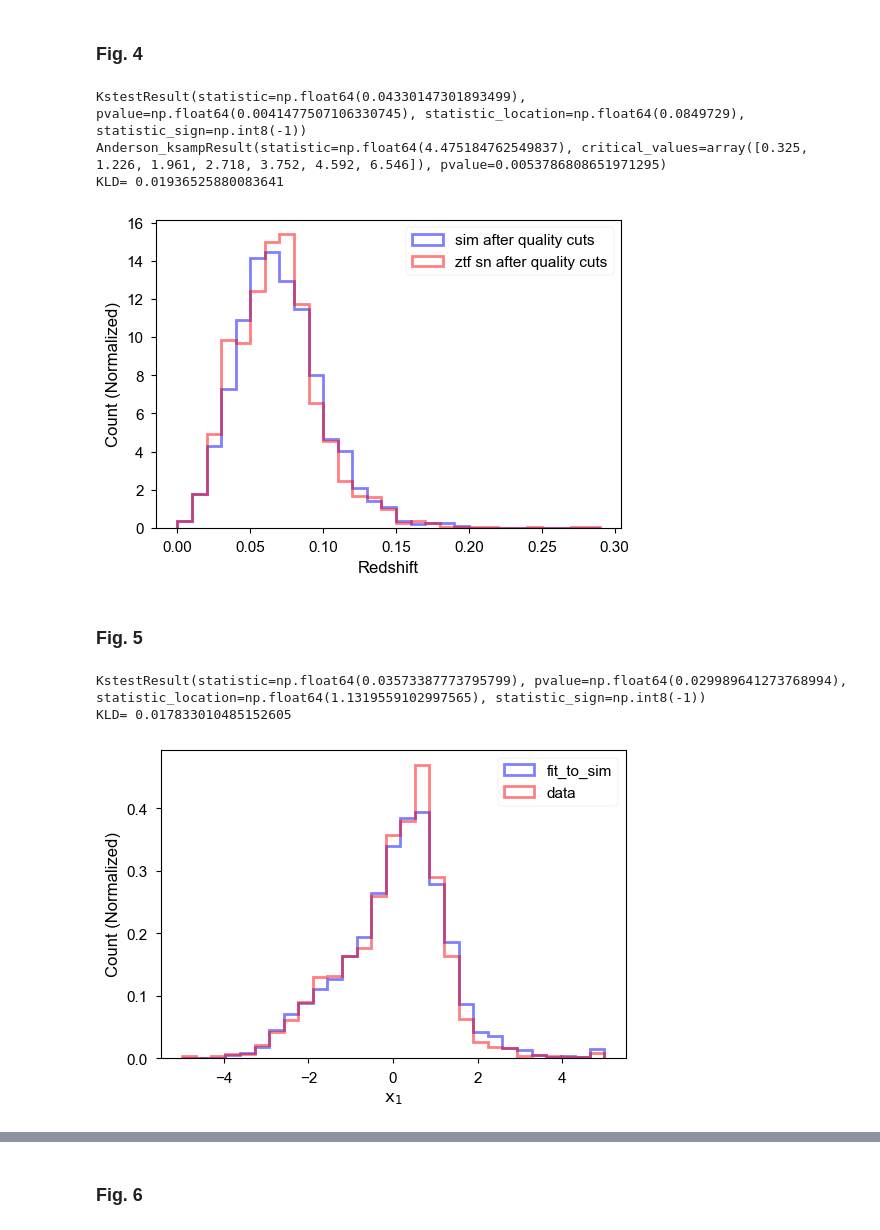
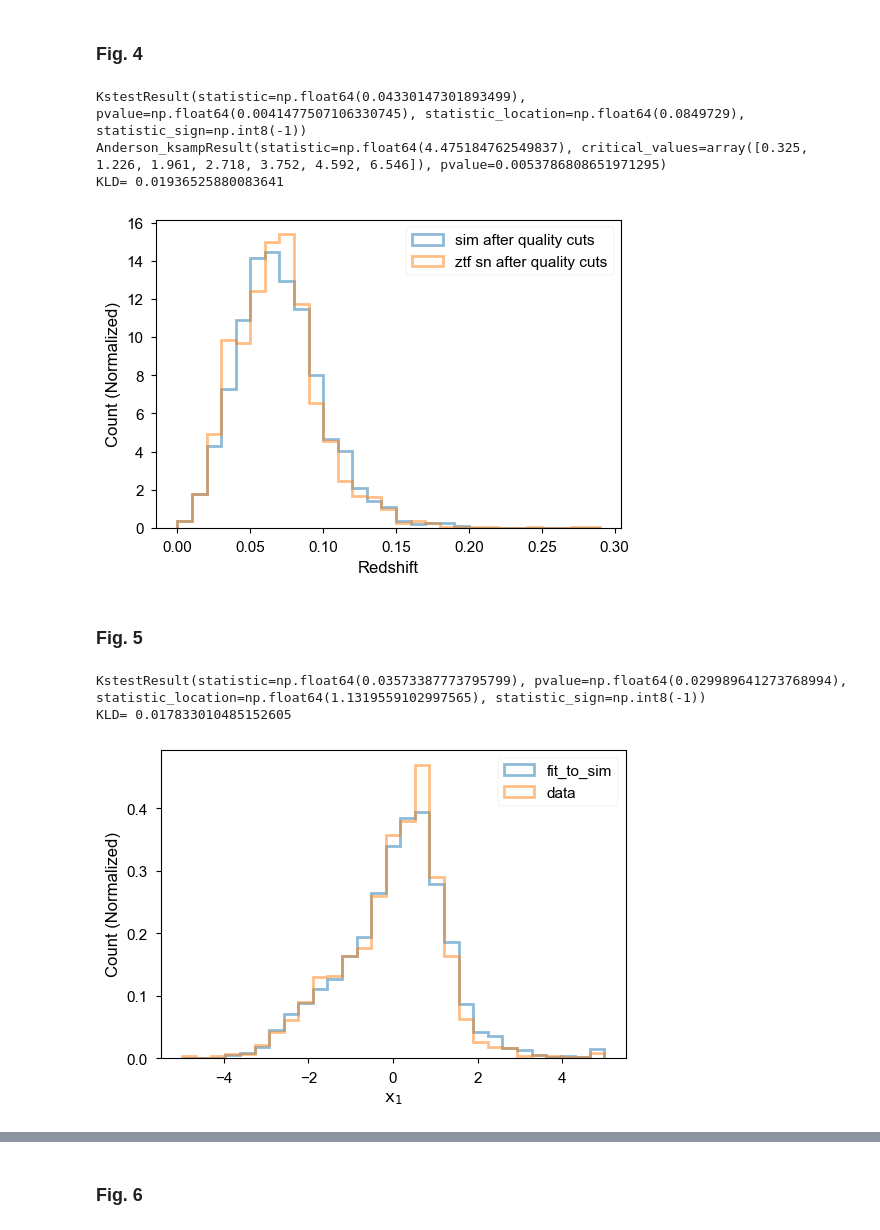
Before and after one commit to mi-dai/lightcurvelynx_ztf_sims, a Jupyter notebook: ZTF_snia-paper-plots.ipynb, the cells around one changed output, grey strips where cells are left out. Drawn from its saved outputs; the diff is of its cells as text; code cells hidden in the pictures.

```diff
--- a/ZTF_snia-paper-plots.ipynb
+++ b/ZTF_snia-paper-plots.ipynb
@@ -232,31 +232,31 @@ plt.savefig('paper_figs/c_selection.png')
 # %%
 bins=np.linspace(0,0.29,30)
 lc_to_plot = lightcurves_after_quality_cut
 
 plt.hist(lc_to_plot['z'],bins=bins,alpha=0.5,density=True,
-         histtype='step',label='sim after quality cuts',color='b',lw=2)
+         histtype='step',label='sim after quality cuts',color='C0',lw=2)
 plt.hist(data.loc[data.lccoverage_flag==1].redshift,bins=bins,alpha=0.5,density=True,
-         histtype='step',label='ztf sn after quality cuts',color='r', lw=2)
+         histtype='step',label='ztf sn after quality cuts',color='C1', lw=2)
 ks = stats.ks_2samp(lc_to_plot['z'],data.loc[data.lccoverage_flag==1].redshift)
 print(ks)
 ad = stats.anderson_ksamp([lc_to_plot['z'],data.loc[data.lccoverage_flag==1].redshift])
 print(ad)
 
 p1,_ = np.histogram(lc_to_plot['z'],bins=bins,density=True)
 p2,_ = np.histogram(data.loc[data.lccoverage_flag==1].redshift,bins=bins,density=True)
 p1 = np.clip(p1, 1.e-8, None)
 p2 = np.clip(p2, 1.e-8, None)
 print("KLD=",stats.entropy(p1,p2))
 
 plt.legend()
 plt.xlabel('Redshift')
 plt.ylabel('Count (Normalized)')
 plt.savefig('paper_figs/z_distr.png')
 # %% [output]
 KstestResult(statistic=np.float64(0.04330147301893499), pvalue=np.float64(0.0041477507106330745), statistic_location=np.float64(0.0849729), statistic_sign=np.int8(-1))
 Anderson_ksampResult(statistic=np.float64(4.475184762549837), critical_values=array([0.325, 1.226, 1.961, 2.718, 3.752, 4.592, 6.546]), pvalue=0.0053786808651971295)
 KLD= 0.01936525880083641
-[figure, old version]
+[figure, new version]
 # %% [markdown]
 ### Fig. 5
 # %%
@@ -269,9 +269,9 @@ idx = np.full(len(result_df), True, dtype=bool)
 data_idx = (data.lccoverage_flag == True) & ~data.x1.isna()
 
 plt.hist(result_df[idx].x1,bins=bins,density=True,label='fit_to_sim',histtype = 'step',lw = 2,
-         color='blue',alpha=0.5)
+         color='C0',alpha=0.5)
 plt.hist(data[data_idx].x1,bins=bins,density=True,label='data',histtype = 'step',lw = 2,
-         color='red',alpha=0.5)
+         color='C1',alpha=0.5)
 plt.legend()
 plt.xlabel(r'$\mathrm{x_1}$')
 plt.ylabel('Count (Normalized)')
@@ -289,7 +289,7 @@ plt.savefig('paper_figs/x1_distr.png')
 # %% [output]
 KstestResult(statistic=np.float64(0.03573387773795799), pvalue=np.float64(0.029989641273768994), statistic_location=np.float64(1.1319559102997565), statistic_sign=np.int8(-1))
 KLD= 0.017833010485152605
-[figure, old version]
+[figure, new version]
 # %%
 bins=np.linspace(-0.4,1,30)
 # idx = saltpar_cuts
```
Also changed, not shown: parts of 9 cells of this notebook, 5 other files.
